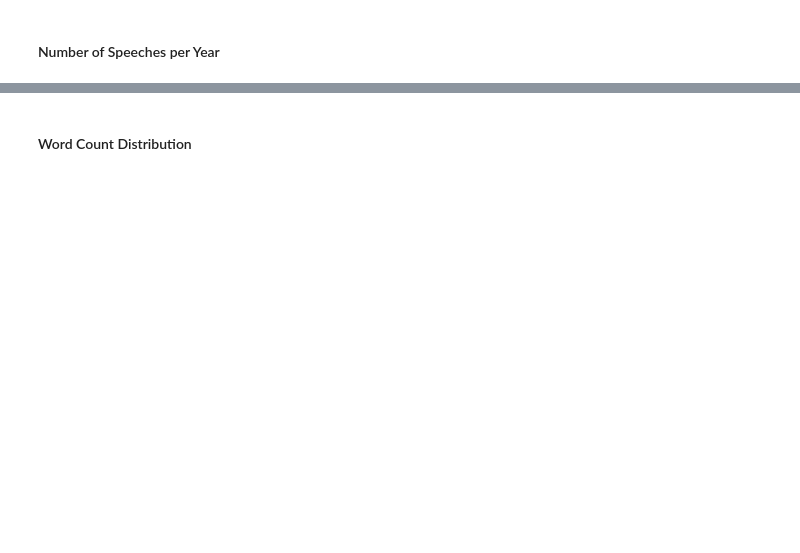
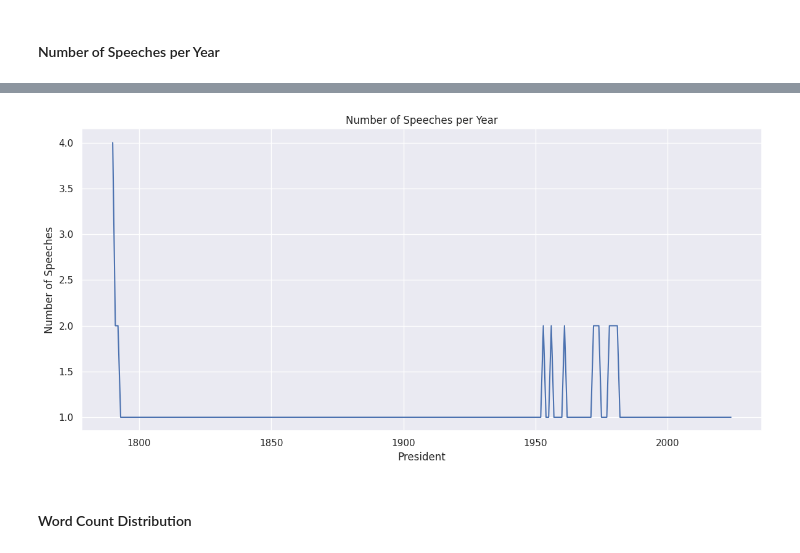
Before and after one commit to UCB-stat-159-f25/proj02-group08, a Jupyter notebook: notebooks/nlp-P01.ipynb, the cells around one changed output, grey strips where cells are left out. Saved outputs shown, nothing was run; the diff lists cells and outputs as text; code cells hidden in the pictures; blank space fills up the shorter version.

```diff
--- a/notebooks/nlp-P01.ipynb
+++ b/notebooks/nlp-P01.ipynb
@@ -84,3 +166,6 @@ Replicate the plots below using the hints specified. For each plot, provide some
 #### Number of Speeches per Year
 # %%
 # Hint - Use value counts and sort by years
+
+number_speeches_per_year = sou["Year"].value_counts(sort=False)
+number_speeches_per_year
@@ -87,3 +186,13 @@ Replicate the plots below using the hints specified. For each plot, provide some
+# %%
+plot_number_speeches_per(
+    series=number_speeches_per_year,
+    kind_of_plot="line",
+    title="Number of Speeches per Year",
+    xlabel="President",
+    ylabel="Number of Speeches"
+)
+# %% [output]
+[figure, added]
 # %% [markdown]
 #### Word Count Distribution
 # %%
```
Also changed, not shown: parts of 13 cells of this notebook, 15 other files.
